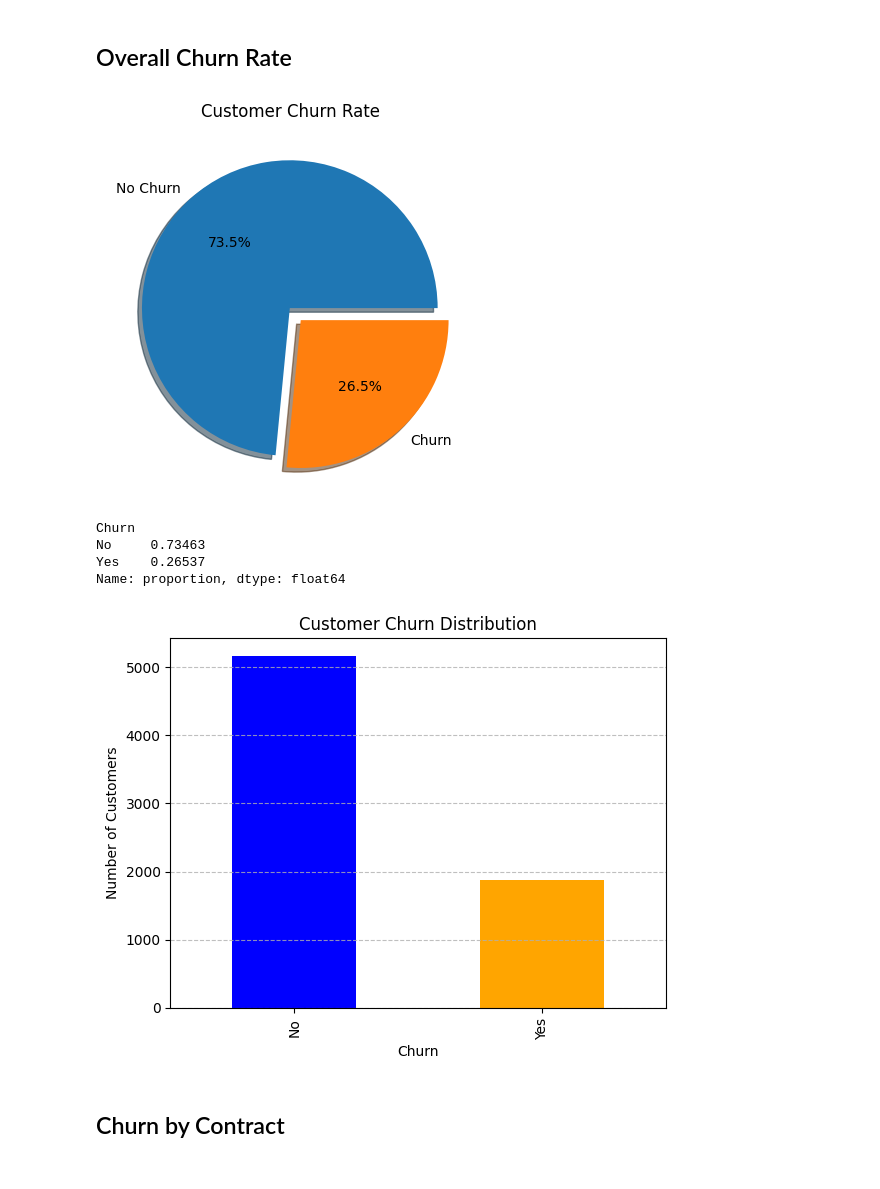
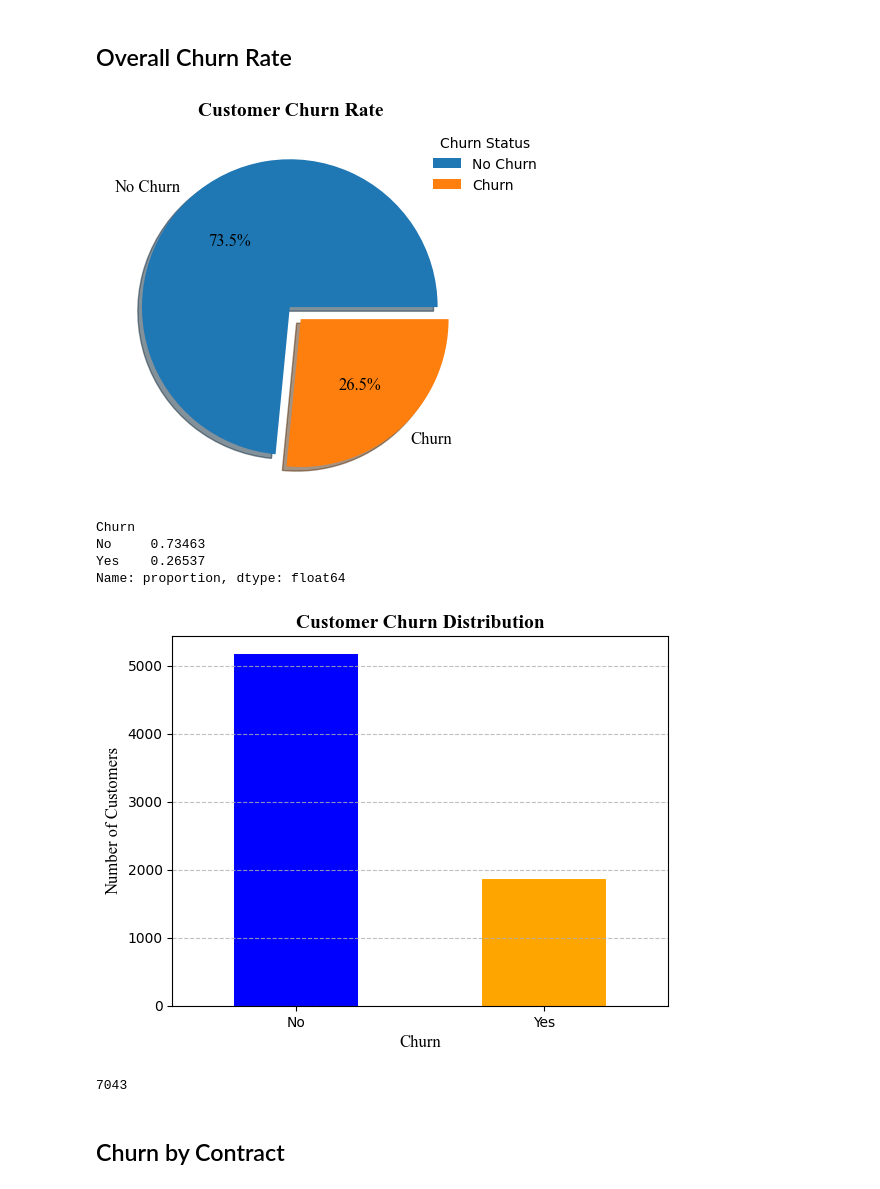
Before and after one commit to McPetane-Jr/FUTURE_DS_02, a Jupyter notebook: Telco_customer_churn.ipynb, the cells around one changed output. Cells and saved outputs as stored; diff of their text form; code cells hidden in the pictures.

```diff
--- a/Telco_customer_churn.ipynb
+++ b/Telco_customer_churn.ipynb
@@ -6,6 +6,11 @@
 import pandas as pd
 import matplotlib.pyplot as plt
 import numpy as np
+
+# Usesful variables
+font_title = {'family': 'Times New Roman', 'weight': 'bold', 'size': 14}
+font_labels = {'family': 'Times New Roman', 'size': 12}
+grid_style = {'linestyle': '--', 'alpha': 0.8, 'zorder': 0, 'axis':'y'}
 # %% [markdown]
 # Data Cleaning
 ## Understanding the data
@@ -173,3 +182,5 @@ Length: 2, dtype: str
+# %%
+df['InternetService'] = df['InternetService'].replace('No', 'None')
 # %% [markdown]
 I'll map 0 to 'No' and 1 to 'Yes' in SeniorCitizen column for better readability
 # %%
@@ -181,28 +192,35 @@ df['SeniorCitizen'] = df['SeniorCitizen'].map({0: 'No', 1: 'Yes'})
 # %%
 churn_rate = df['Churn'].value_counts(normalize=True)
 
 plt.pie(churn_rate*100,
         labels=['No Churn', 'Churn'],
+        textprops=font_labels,
         explode=(0.01,0.1), shadow=True,
         autopct='%1.1f%%') #autopct adds percentage labels to the pie chart
-plt.title("Customer Churn Rate")
+plt.title("Customer Churn Rate", fontdict=font_title)
+plt.legend(title='Churn Status', loc='upper right', labels=['No Churn', 'Churn'], fontsize=10, frameon=False, bbox_to_anchor=(1.2, 1))
+
 plt.show()
 print(churn_rate)
 
 
 df['Churn'].value_counts().plot(kind='bar', color=['blue', 'orange'])
-plt.grid(True, axis='y', linestyle='--', alpha=0.8, which='both', zorder=0)
-plt.title("Customer Churn Distribution")
-plt.xlabel("Churn")
-plt.ylabel("Number of Customers")
+plt.grid(True, **grid_style)
+plt.title("Customer Churn Distribution", fontdict=font_title)
+plt.xlabel("Churn", fontdict=font_labels)
+plt.ylabel("Number of Customers", fontdict=font_labels)
+plt.xticks(rotation=0)
 plt.show()
+
+print(df['customerID'].count()) #Total number of customers in the dataset)
 # %% [output]
-[figure, old version]
+[figure, new version]
 Churn
 No     0.73463
 Yes    0.26537
 Name: proportion, dtype: float64
-[figure, old version]
+[figure, new version]
+7043
 # %% [markdown]
 ## Churn by Contract
 # %%
```
Also changed, not shown: parts of 9 cells of this notebook.
